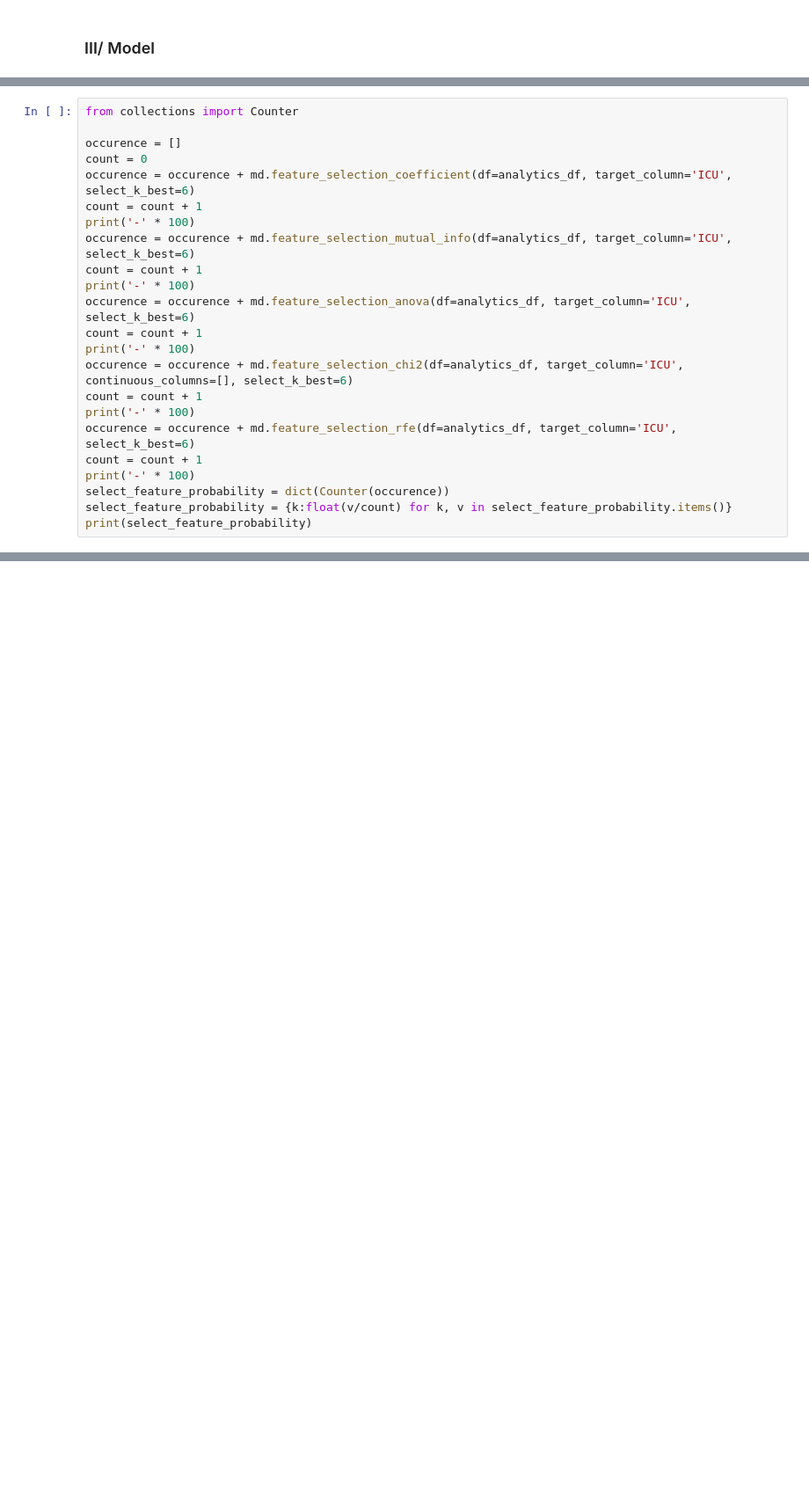
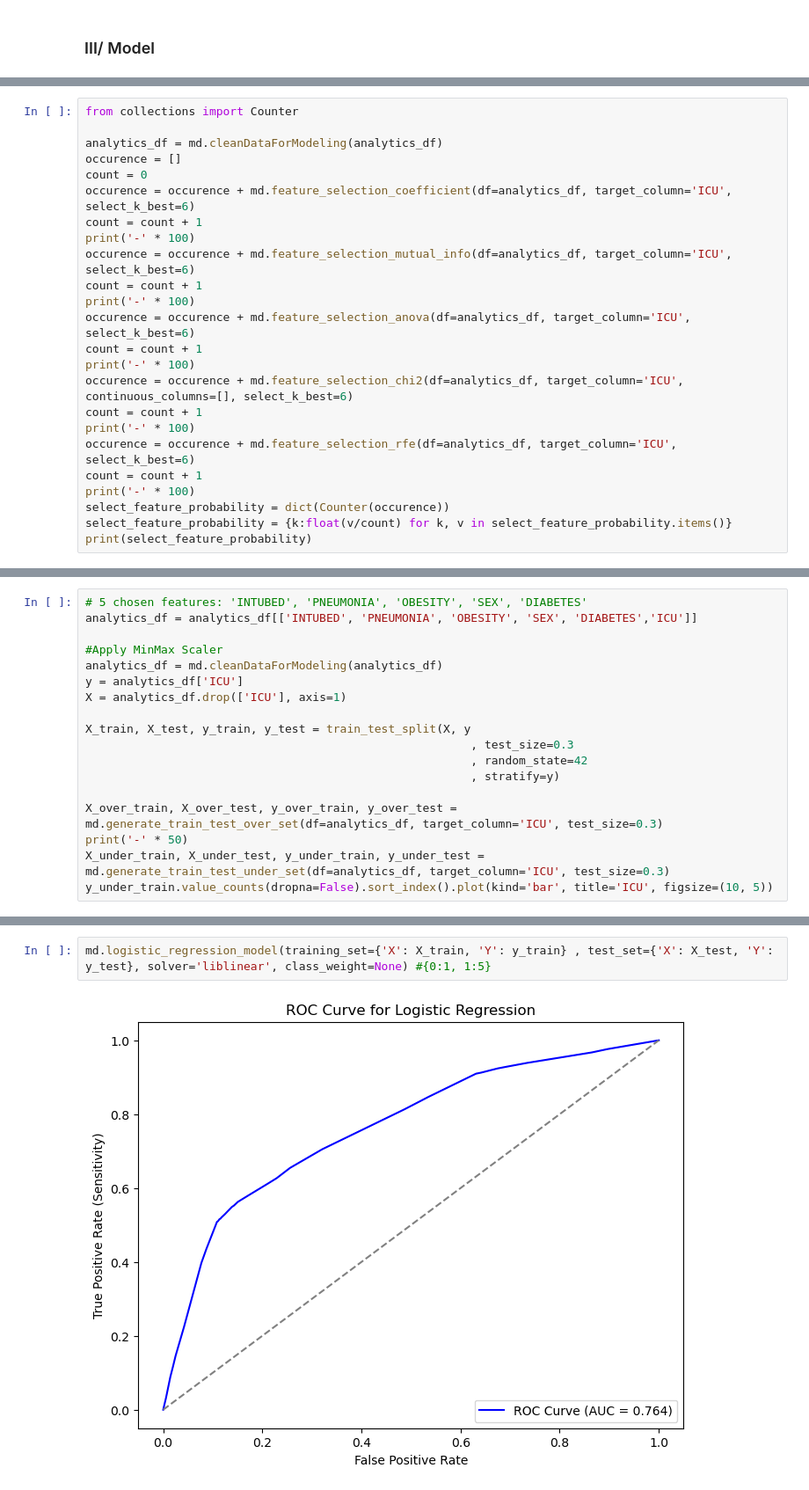
Before and after one commit to linhmai1609/CO7093_Big-Data_Coursework, a Jupyter notebook: alternative_model.ipynb, the cells around one changed output, grey strips where cells are left out. Shown at 88% size. Cells and saved outputs as stored; diff of their text form; blank space fills up the shorter version.

```diff
--- a/alternative_model.ipynb
+++ b/alternative_model.ipynb
@@ -132,6 +117,7 @@ analytics_df = analytics_df.drop(['CLASIFFICATION_FINAL'], axis=1)
 # %%
 from collections import Counter
 
+analytics_df = md.cleanDataForModeling(analytics_df)
 occurence = []
 count = 0
 occurence = occurence + md.feature_selection_coefficient(df=analytics_df, target_column='ICU', select_k_best=6)
@@ -172,0 +163,18 @@ Accuracy with selected features: 0.9092377922447397
+# %%
+# 5 chosen features: 'INTUBED', 'PNEUMONIA', 'OBESITY', 'SEX', 'DIABETES'
+analytics_df = analytics_df[['INTUBED', 'PNEUMONIA', 'OBESITY', 'SEX', 'DIABETES','ICU']]
+
+#Apply MinMax Scaler
+analytics_df = md.cleanDataForModeling(analytics_df)
+y = analytics_df['ICU']
+X = analytics_df.drop(['ICU'], axis=1)
+
+X_train, X_test, y_train, y_test = train_test_split(X, y
+                                                        , test_size=0.3
+                                                        , random_state=42
+                                                        , stratify=y)
+
+X_over_train, X_over_test, y_over_train, y_over_test = md.generate_train_test_over_set(df=analytics_df, target_column='ICU', test_size=0.3)
+print('-' * 50)
+X_under_train, X_under_test, y_under_train, y_under_test = md.generate_train_test_under_set(df=analytics_df, target_column='ICU', test_size=0.3)
+y_under_train.value_counts(dropna=False).sort_index().plot(kind='bar', title='ICU', figsize=(10, 5))
@@ -172,0 +199,4 @@ Accuracy with selected features: 0.9092377922447397
+# %%
+md.logistic_regression_model(training_set={'X': X_train, 'Y': y_train} , test_set={'X': X_test, 'Y': y_test}, solver='liblinear', class_weight=None) #{0:1, 1:5}
+# %% [output]
+[figure, added]
```
Also changed, not shown: parts of 23 cells of this notebook, 4 other files.
